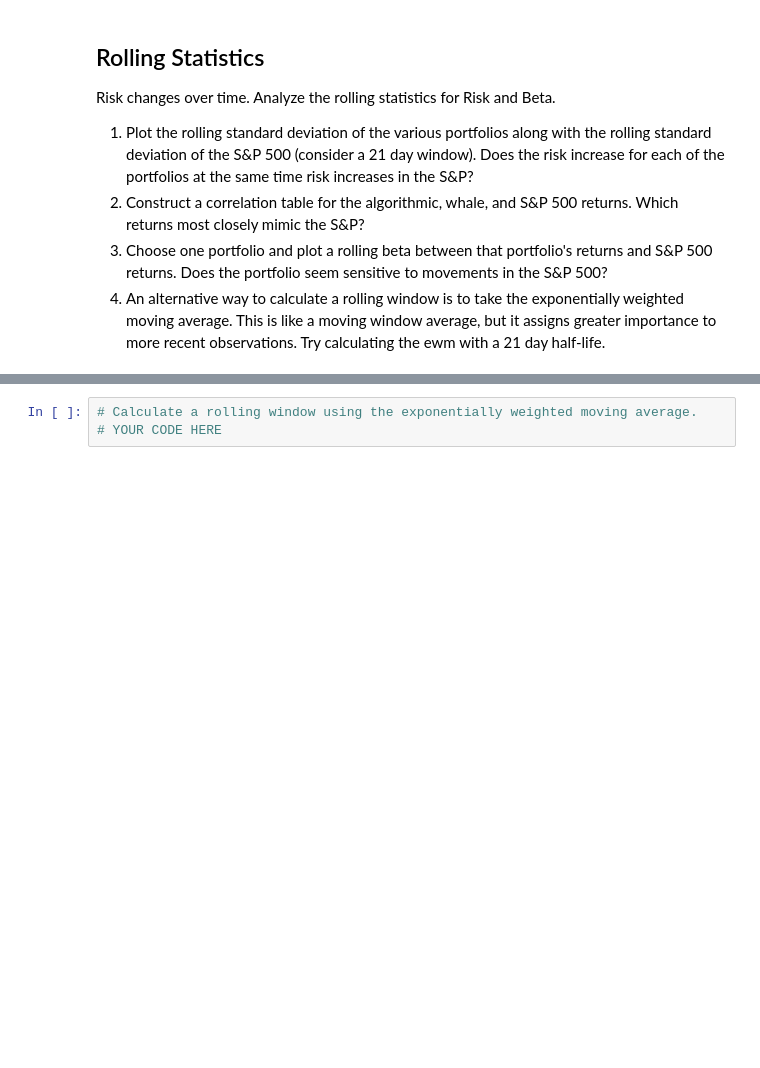
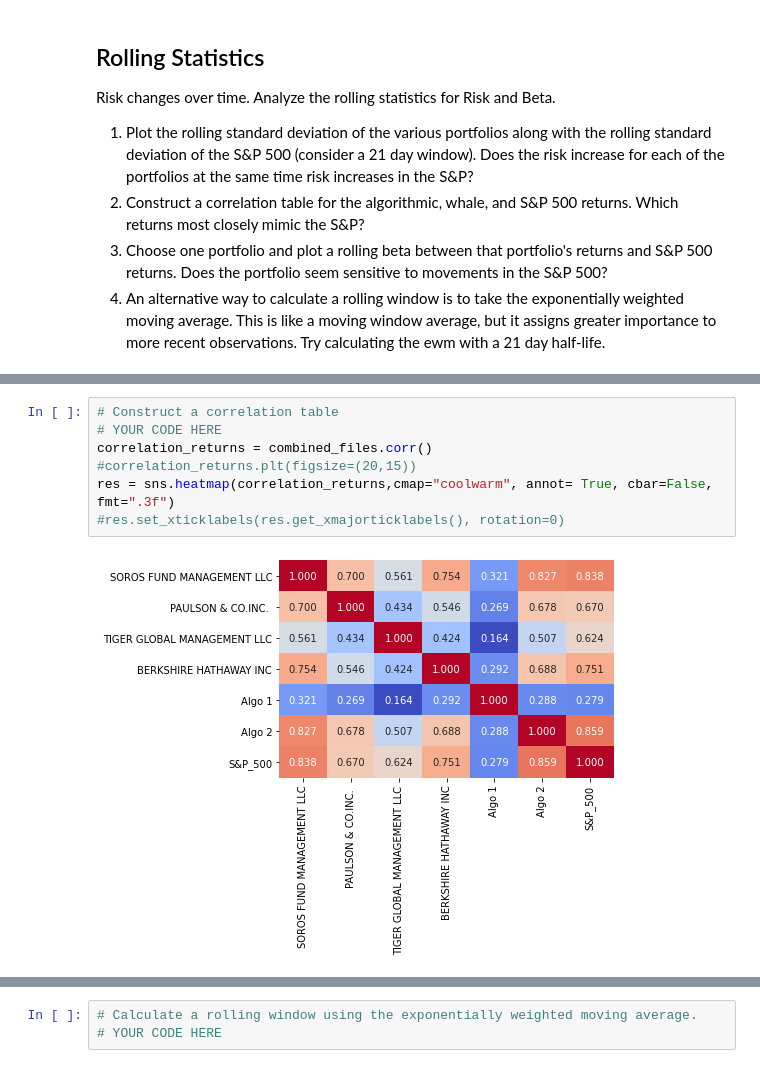
Before and after one commit to CacheKatch/quant_stats_portfolio, a Jupyter notebook: whale_analysis.ipynb, the cells around one changed output, grey strips where cells are left out. Drawn from its saved outputs; the diff is of its cells as text; blank space fills up the shorter version.

```diff
--- a/whale_analysis.ipynb
+++ b/whale_analysis.ipynb
@@ -274,3 +342,12 @@ Risk changes over time. Analyze the rolling statistics for Risk and Beta.
+# %%
+# Construct a correlation table
+# YOUR CODE HERE
+correlation_returns = combined_files.corr()
+#correlation_returns.plt(figsize=(20,15))
+res = sns.heatmap(correlation_returns,cmap="coolwarm", annot= True, cbar=False, fmt=".3f")
+#res.set_xticklabels(res.get_xmajorticklabels(), rotation=0)
+# %% [output]
+[figure, added]
 # %%
 # Calculate Beta for a single portfolio compared to the total market (S&P 500)
 # (Your graph may differ, dependent upon which portfolio you are comparing)
```
Also changed, not shown: parts of 9 cells of this notebook.
